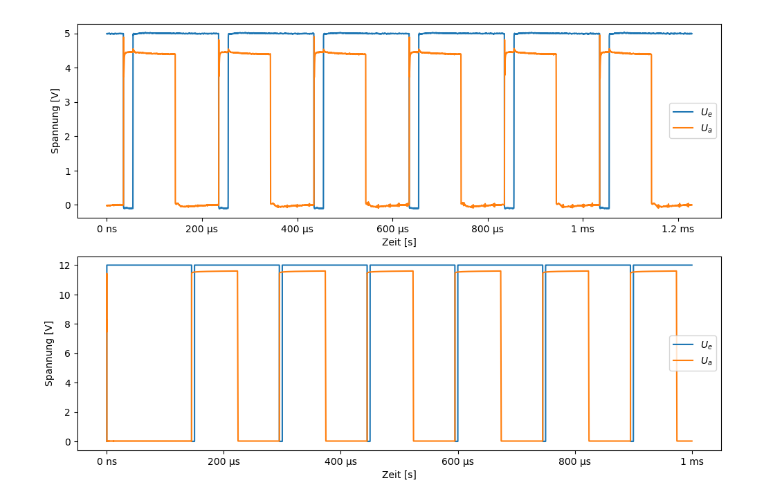
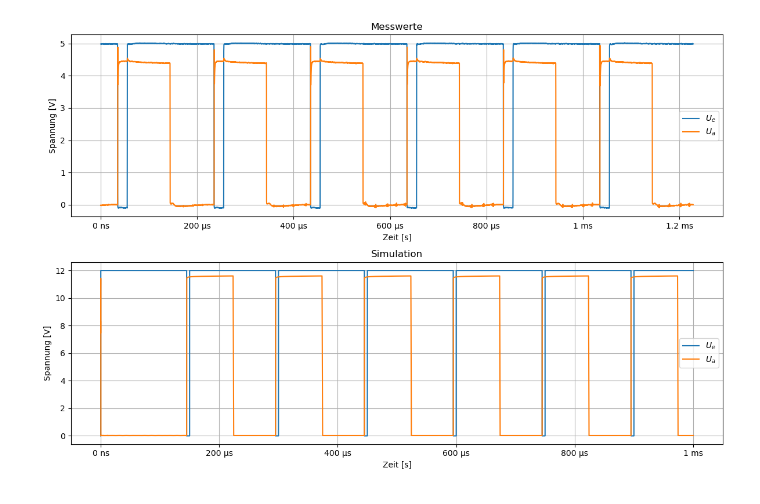
Before and after one commit to Kreijstal/elektronik-praktikum, a Jupyter notebook: 4Te_Labor/4.2/NE555_monoflop/monoflop.ipynb, the cells around one changed output. Cells and saved outputs as stored; diff of their text form; code cells hidden in the pictures.

Commit message:
Update the Plots

```diff
--- a/4Te_Labor/4.2/NE555_monoflop/monoflop.ipynb
+++ b/4Te_Labor/4.2/NE555_monoflop/monoflop.ipynb
@@ -23,41 +23,44 @@ def format_freq(x, pos):
     else:
         return format_with_unit(x, '')
 
 def format_phase(x, pos):
     """Add degree symbol to phase axis."""
     return '{:1.0f}\u00B0'.format(x)  # \u00B0 is the unicode for degree symbol
 
 def format_time(x, pos):
     """Format time axis with SI unit prefixes."""
     if x >= 1:
         return format_with_unit(x, 's')
     elif x >= 1e-3:
         return format_with_unit(x * 1e3, 'ms')
     elif x >= 1e-6:
         return format_with_unit(x * 1e6, 'µs')
     else:
         return format_with_unit(x * 1e9, 'ns')
 
 
 plt.figure(figsize=(12, 8))
 plt.subplot(2, 1,1 )
 plt.plot(df['Time (s)']-df['Time (s)'][0], df['Channel 1 (V)'],  label='$U_e$')
 plt.plot(df['Time (s)']-df['Time (s)'][0], df['Channel 2 (V)'],label='$U_a$')
 #plt.plot(df2['time'], df2['V(U_a)'], label='Simulation')
-#plt.title('Messung')
+plt.title('Messwerte')
+plt.ylabel('Spannung [V]')
+plt.xlabel('Zeit [s]')
+plt.gca().xaxis.set_major_formatter(FuncFormatter(format_time))
+plt.grid(True)
+plt.legend()
+plt.subplot(2, 1,2)
+plt.plot(df2['time'], df2['V(U_e)'], label='$U_e$')
+plt.plot(df2['time'], df2['V(U_a)'], label='$U_a$')
+plt.title('Simulation')
 plt.ylabel('Spannung [V]')
 plt.xlabel('Zeit [s]')
 plt.gca().xaxis.set_major_formatter(FuncFormatter(format_time))
 plt.legend()
-plt.subplot(2, 1,2)
-plt.plot(df2['time'], df2['V(U_e)'], label='$U_e$')
-plt.plot(df2['time'], df2['V(U_a)'], label='$U_a$')
-#plt.title('Simulation')
-plt.ylabel('Spannung [V]')
-plt.xlabel('Zeit [s]')
-plt.gca().xaxis.set_major_formatter(FuncFormatter(format_time))
-plt.legend()
-plt.savefig("monoflopsim.pdf")
+plt.grid(True)
+plt.tight_layout()
+plt.savefig("monoflop.pdf")
 plt.show()
 # %% [output]
-[figure, old version]
+[figure, new version]
```
Also changed, not shown: 13 other files.
